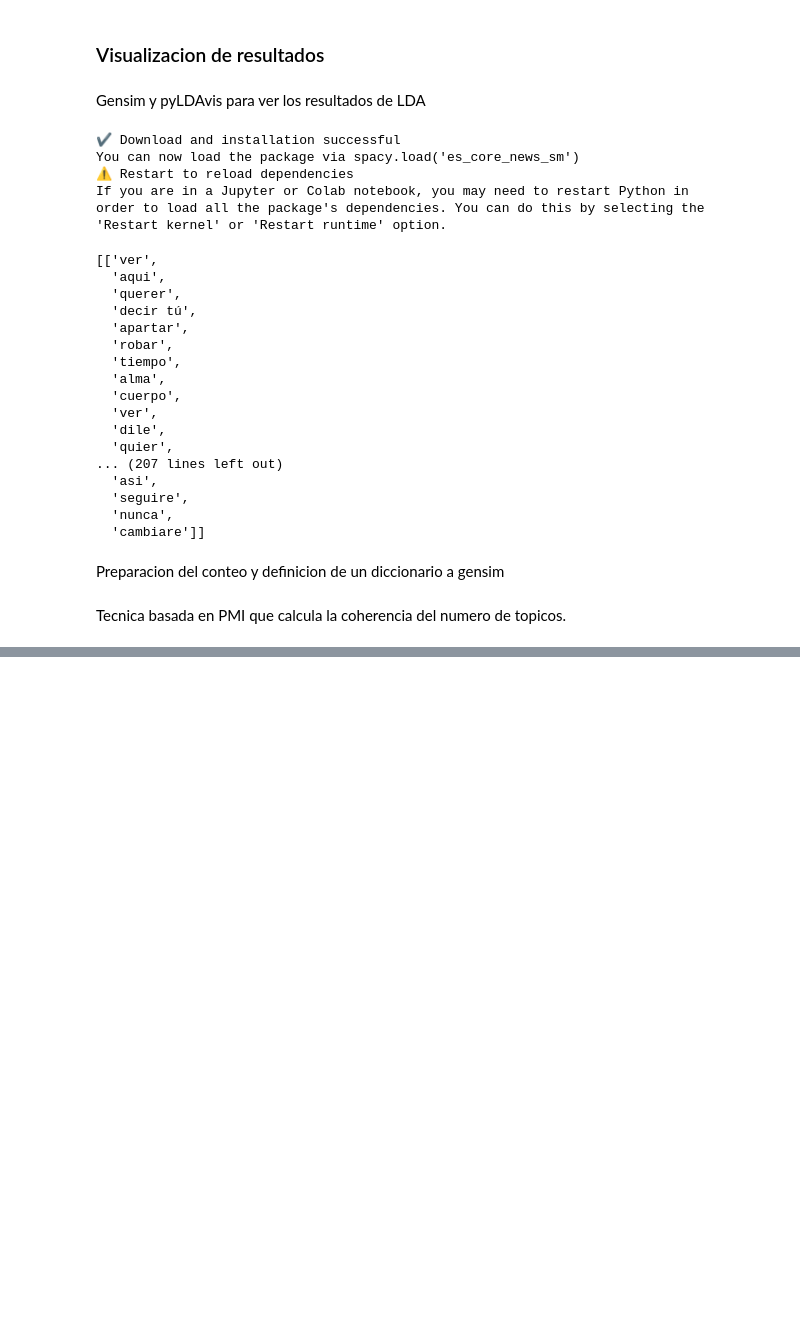
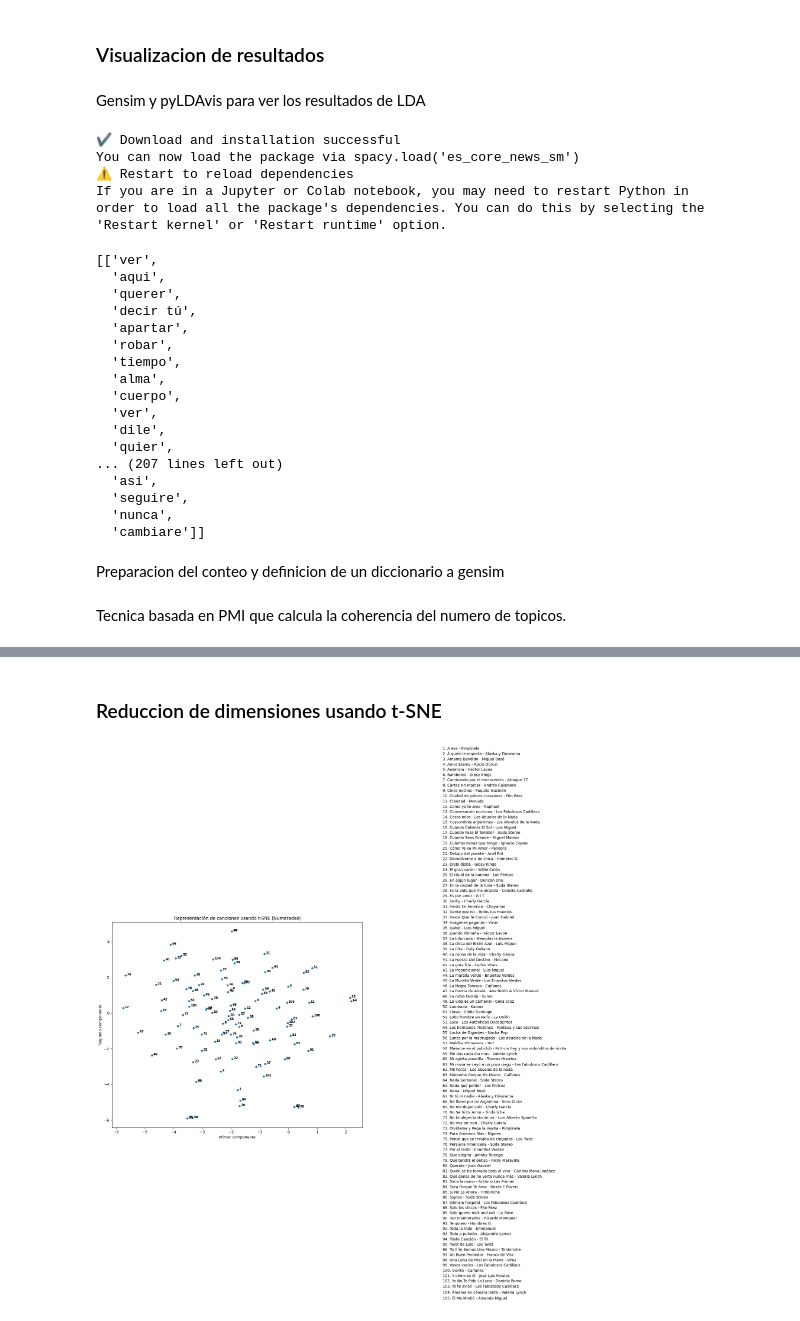
Before and after one commit to Estebans441/Music-80s-representation, a Jupyter notebook: Representation/Representation.ipynb, the cells around one changed output, grey strips where cells are left out. Cells and saved outputs as stored; diff of their text form; code cells hidden in the pictures; blank space fills up the shorter version.

```diff
--- a/Representation/Representation.ipynb
+++ b/Representation/Representation.ipynb
@@ -120,7 +123,7 @@ def display_topics(model, feature_names, no_top_words):
 vectores=TfidfVectorizer(max_df=0.9,min_df=2,max_features=1000)
 tfslimpio=vectores.fit_transform(unidito)
 nombreslimpio=vectores.get_feature_names_out()
-nmflimpio = NMF(n_components=5, random_state=1, l1_ratio=.5, init='nndsvd').fit(tfslimpio)
+nmflimpio = NMF(n_components=6, random_state=1, l1_ratio=.5, init='nndsvd').fit(tfslimpio)
 no_top_words=10
 display_topics(nmflimpio, nombreslimpio, no_top_words)
 # %% [output]
@@ -316,0 +341,4 @@ topic
+# %%
+nltk.download('punkt')
+nltk.download('stopwords')
+spanish_stopwords = set(stopwords.words('spanish'))
@@ -316,0 +375,2 @@ topic
+# %% [markdown]
+### Reduccion de dimensiones usando t-SNE
@@ -316,0 +385,52 @@ topic
+# %%
+song_embeddings = np.array([get_song_embedding(lyrics) for lyrics in canciones['Letra']])
+# %%
+tsne_model = TSNE(n_components=2, perplexity=30, random_state=42)
+tsne_results = tsne_model.fit_transform(song_embeddings)
+
+tsne_df = pd.DataFrame({
+    'primer_componente': tsne_results[:, 0],
+    'segundo_componente': tsne_results[:, 1],
+    'Cancion': canciones['Cancion'],
+    'Artista': canciones['Artista']
+})
+
+tsne_df.to_csv('tsne.csv', index=False)
+# %%
+import seaborn as sns
+import matplotlib.pyplot as plt
+
+# Crear una figura más grande
+plt.figure(figsize=(15, 10))
+
+# Crear el gráfico de dispersión
+graf1 = sns.scatterplot(x="primer_componente", y="segundo_componente", data=tsne_df)
+
+# Numerar cada punto en lugar del título de la canción
+for line in range(0, tsne_df.shape[0]):
+    plt.text(tsne_df.primer_componente[line] + 0.05,
+             tsne_df.segundo_componente[line],
+             str(line + 1),  # Mostrar el número en lugar del título
+             horizontalalignment='left',
+             size='small',
+             color='black',
+             weight='semibold')
+
+# Crear la lista numerada de canciones para colocarla en el gráfico
+song_list = "\n".join([f"{i+1}. {cancion} - {artista}" for i, (cancion, artista) in enumerate(zip(tsne_df['Cancion'], tsne_df['Artista']))])
+
+# Colocar la lista numerada de canciones en una esquina del gráfico
+plt.gcf().text(0.95, 0.5, song_list, fontsize=10, va='center', ha='left', linespacing=1.5)
+
+# Agregar título y etiquetas de ejes
+plt.title("Representación de canciones usando t-SNE (Numeradas)")
+plt.xlabel("Primer componente")
+plt.ylabel("Segundo componente")
+
+# Ajustar los márgenes para dar espacio a la lista de canciones
+plt.subplots_adjust(right=0.75)
+
+# Mostrar el gráfico
+plt.show()
+# %% [output]
+[figure, added]
```
Also changed, not shown: parts of 23 cells of this notebook, 2 other files.
